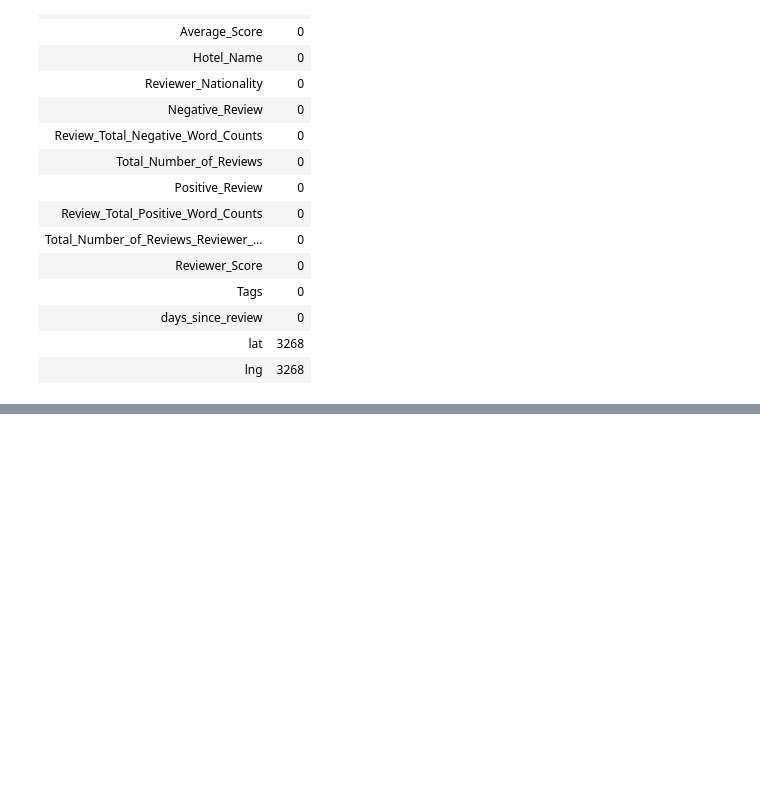
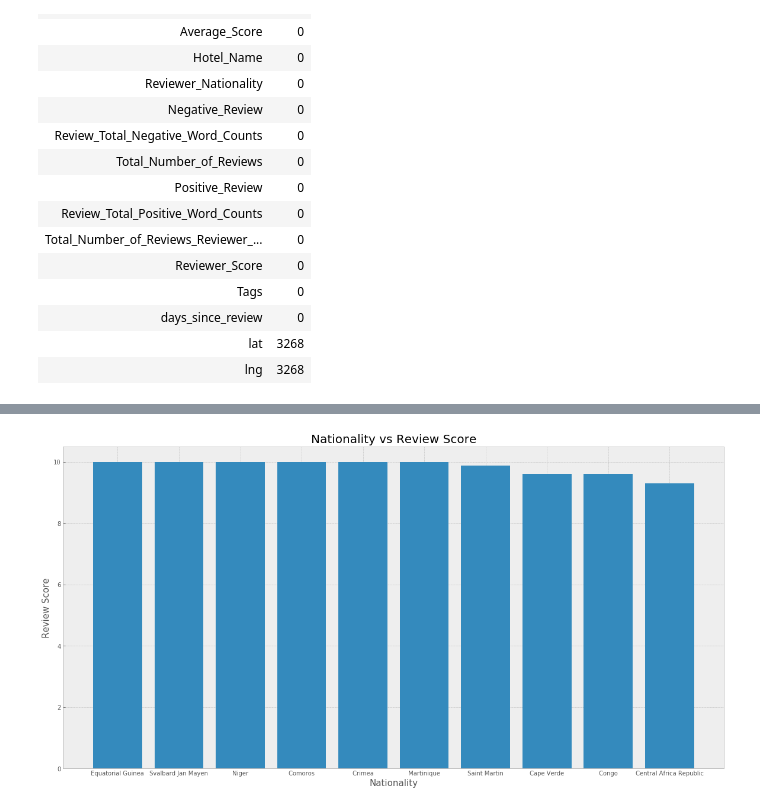
Before and after one commit to the-rahul-kumar/project-hotel-ratings-prediction, a Jupyter notebook: presentation.ipynb, the cells around one changed output, grey strips where cells are left out. Cells and saved outputs as stored; diff of their text form; code cells hidden in the pictures; blank space fills up the shorter version.

```diff
--- a/presentation.ipynb
+++ b/presentation.ipynb
@@ -176,0 +303,15 @@ H10 Itaca
+# %%
+review_nation = hotels[['Reviewer_Nationality', 'Reviewer_Score']]
+grouped = review_nation.groupby('Reviewer_Nationality').mean().reset_index()
+test = grouped.sort_values('Reviewer_Score', ascending=False).head(20)
+
+plt.figure(figsize=(20,10))
+
+#Value Counts for Reviewer Nationality, as if the nationality is rare, we won't really get any meaningful information from it
+plt.bar(test.Reviewer_Nationality.head(10), test.Reviewer_Score.head(10))
+plt.xlabel('Nationality',fontsize=15)
+plt.ylabel('Review Score',fontsize=15)
+plt.title('Nationality vs Review Score',fontsize=20)
+plt.savefig('images/top_10_scoring_nationality.png')
+# %% [output]
+[figure, added]
```
Also changed, not shown: parts of 23 cells of this notebook, 8 other files.
